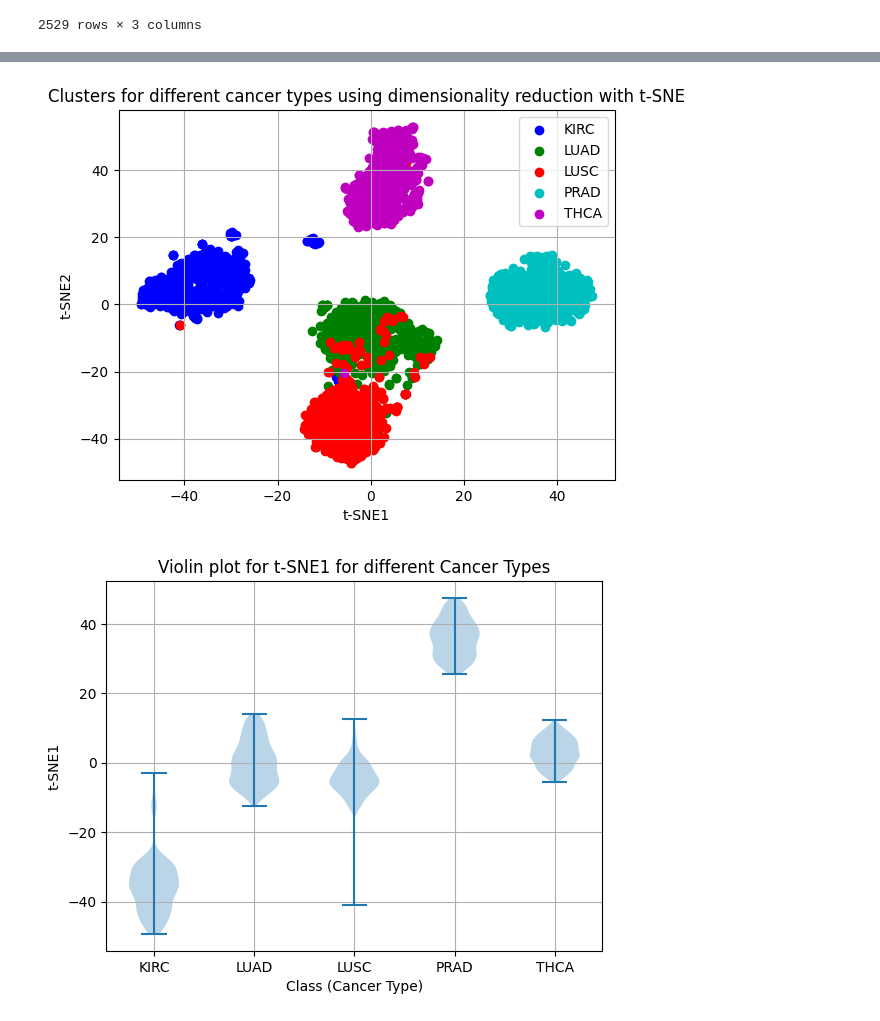
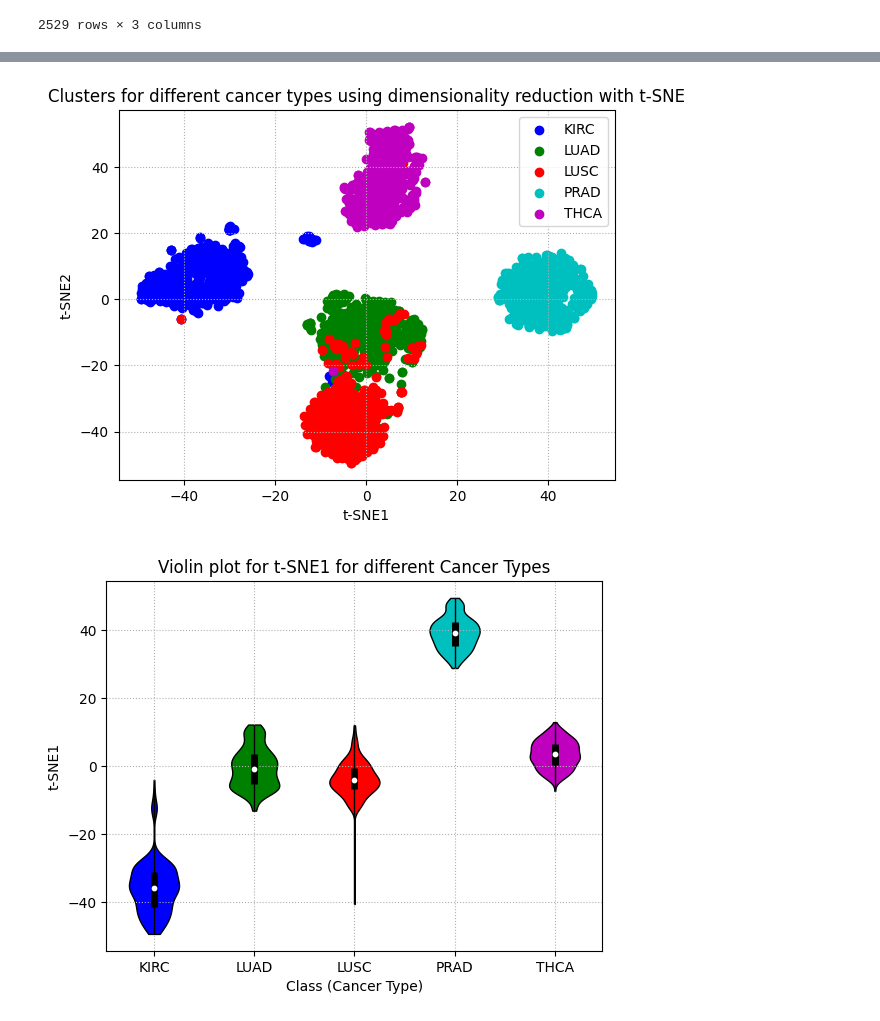
Before and after one commit to bkhyat/CAP-5610, a Jupyter notebook: hw1/HW1_code_Adhikari.ipynb, the cells around one changed output, grey strips where cells are left out. Saved outputs shown, nothing was run; the diff lists cells and outputs as text; code cells hidden in the pictures.

```diff
--- a/hw1/HW1_code_Adhikari.ipynb
+++ b/hw1/HW1_code_Adhikari.ipynb
@@ -48,20 +50,23 @@ Variance Ratio: [0.14820917 0.10182702]
 | 2528 | 6.489701 | 9.307550 | THCA |
 2529 rows × 3 columns
 # %%
-# Create a scatter plot of the calculated principal components, grouping the data by class and using different colors to represent each of the class.
+# Create a scatter plot of the calculated principal components, grouping the data by class
+# and using different colors to represent each of the class.
 # Add necessary attributes to the matplot figure using such as title, and axes labels
 from matplotlib import pyplot as plt
 COLORS = ['b', 'g', 'r', 'c', 'm', 'y', 'k', 'w']
 unique_labels = data["Class"].unique()
+print("Unique cancer classes in the dataset:", unique_labels)
+fig, ax = plt.subplots()
 
-# plt.figure(figsize=(4, 6))
 for idx, (grp, values) in enumerate(reduced_data.groupby("Class")):
-    plt.scatter(values["PC1"], values["PC2"], label=grp, c=COLORS[idx])
+    ax.scatter(values["PC1"], values["PC2"], label=grp, c=COLORS[idx])
 # plt.scatter(reduced_data["PC1"], reduced_data["PC2"]) #, c=["r", "g", "b", "y", "w"])
-plt.xlabel("Principal Component (PC1)")
-plt.ylabel("Principal Component (PC2)")
-plt.title("Clusters for different cancer types using dimensionality reduction with principal component analysis")
-plt.legend()
-plt.grid()
+ax.set_xlabel("First Principal Component (PC1)")
+ax.set_ylabel("Second Principal Component (PC2)")
+ax.set_title("Clusters for different cancer types using dimensionality reduction with PCA")
+ax.legend()
+ax.grid(":")
 plt.show()
+fig.savefig("PCA-cluster.png")
 # %% [output]
@@ -96,23 +149,24 @@ reduced_data = pd.DataFrame(X, columns=["t-SNE1", "t-SNE2"]).assign(Class=data["
 # %%
+fig, ax = plt.subplots()
 for idx, (grp, values) in enumerate(reduced_data.groupby("Class")):
     plt.scatter(values["t-SNE1"], values["t-SNE2"], label=grp, c=COLORS[idx])
 # plt.scatter(reduced_data["PC1"], reduced_data["PC2"]) #, c=["r", "g", "b", "y", "w"])
-plt.xlabel("t-SNE1")
-plt.ylabel("t-SNE2")
-plt.title("Clusters for different cancer types using dimensionality reduction with t-SNE")
-plt.legend()
-plt.grid()
+ax.set_xlabel("t-SNE1")
+ax.set_ylabel("t-SNE2")
+ax.set_title("Clusters for different cancer types using dimensionality reduction with t-SNE")
+ax.legend()
+ax.grid(linestyle=":")
 plt.show()
+fig.savefig("t-SNE-cluster.png")
 # %% [output]
-[figure, old version]
+[figure, new version]
 # %%
-plt.violinplot([reduced_data.loc[reduced_data["Class"]==label, "t-SNE1"] for label in unique_labels])
-plt.xticks(ticks=range(1, len(unique_labels)+1), labels=unique_labels)
-plt.title("Violin plot for t-SNE1 for different Cancer Types")
-plt.ylabel("t-SNE1")
-plt.xlabel("Class (Cancer Type)")
-plt.grid()
+fig, ax = plt.subplots()
+get_violin_with_box_plot(ax, reduced_data, "t-SNE1")
+ax.set_title("Violin plot for t-SNE1 for different Cancer Types")
+ax.set_ylabel("t-SNE1")
 plt.show()
+fig.savefig("t-SNE1-violin.png")
 # %% [output]
-[figure, old version]
+[figure, new version]
 # %%
```
Also changed, not shown: parts of 7 cells of this notebook, 6 other files.
